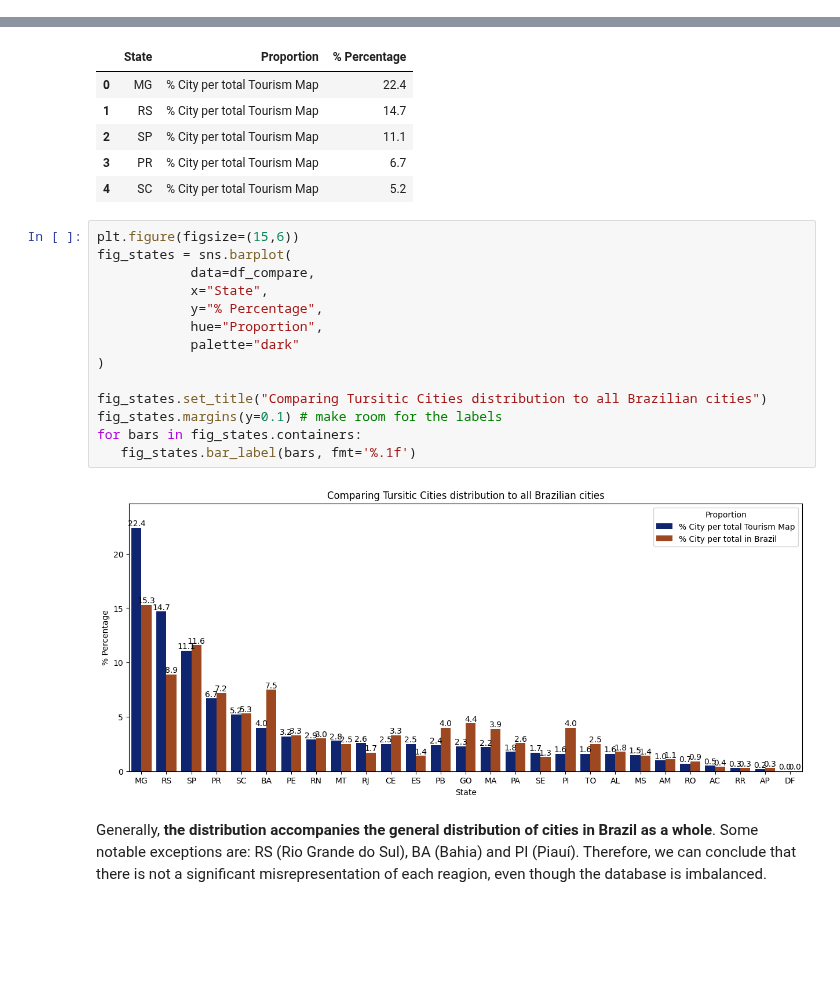
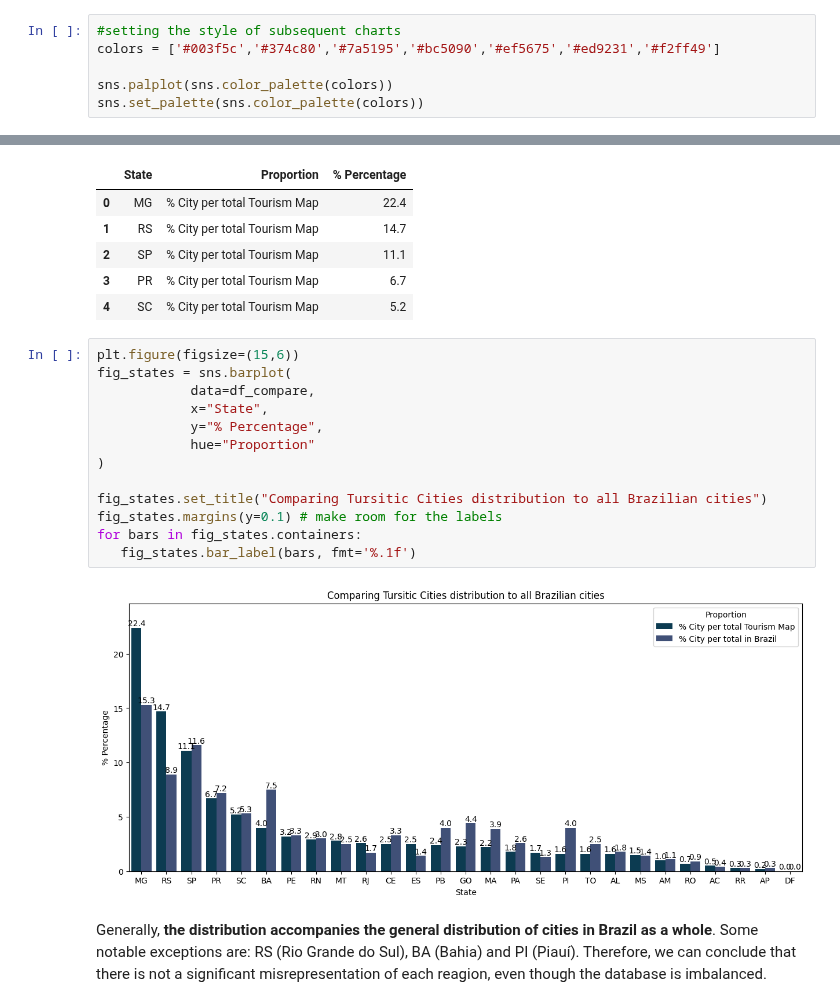
Before and after one commit to juhtolent/Brazil_Tourism, a Jupyter notebook: Exploratory Data Analysis - Tourism.ipynb, the cells around one changed output, grey strips where cells are left out. Drawn from its saved outputs; the diff is of its cells as text; blank space fills up the shorter version.

Commit message:
Updating color and finishing year x category chart

```diff
--- a/Exploratory Data Analysis - Tourism.ipynb
+++ b/Exploratory Data Analysis - Tourism.ipynb
@@ -18,3 +18,9 @@ import pandas as pd
 import matplotlib.pyplot as plt
 import plotly.express as px
 import seaborn as sns
+# %%
+#setting the style of subsequent charts
+colors = ['#003f5c','#374c80','#7a5195','#bc5090','#ef5675','#ed9231','#f2ff49']
+
+sns.palplot(sns.color_palette(colors))
+sns.set_palette(sns.color_palette(colors))
@@ -142,19 +150,18 @@ df_compare.head()
 # %%
 plt.figure(figsize=(15,6))
 fig_states = sns.barplot(
             data=df_compare,
             x="State",
             y="% Percentage",
-            hue="Proportion",
-            palette="dark"
+            hue="Proportion"
 )
 
 fig_states.set_title("Comparing Tursitic Cities distribution to all Brazilian cities")
 fig_states.margins(y=0.1) # make room for the labels
 for bars in fig_states.containers:
    fig_states.bar_label(bars, fmt='%.1f')
 # %% [output]
-[figure, old version]
+[figure, new version]
 # %% [markdown]
 Generally, <b> the distribution accompanies the general distribution of cities in Brazil as a whole</b>. Some notable exceptions are: RS (Rio Grande do Sul), BA (Bahia) and PI (Piauí). Therefore, we can conclude that there is not a significant misrepresentation of each reagion, even though the database is imbalanced.
 # %% [markdown]
```
Also changed, not shown: parts of 10 cells of this notebook.
